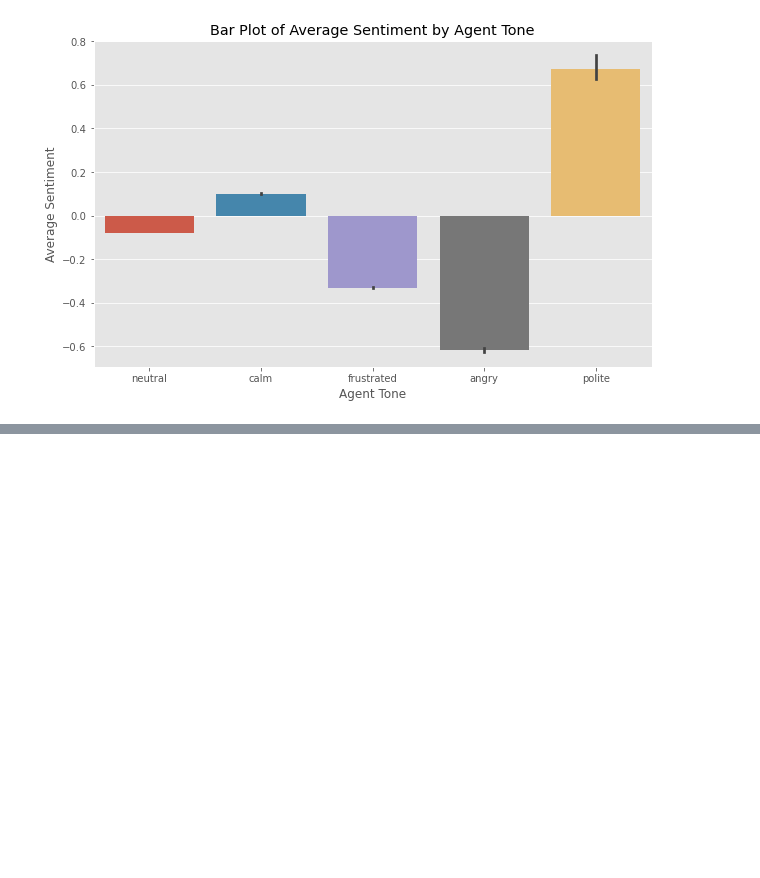
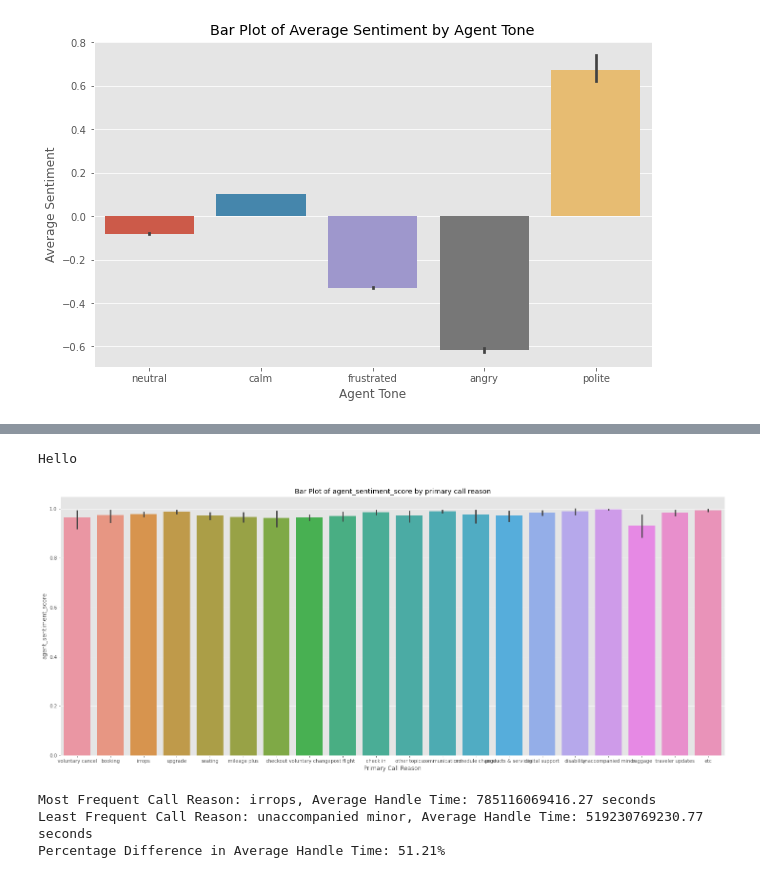
Before and after one commit to NaheedAnju/BlueMoon, a Jupyter notebook: United_Airlines.ipynb, the cells around one changed output, grey strips where cells are left out. Saved outputs shown, nothing was run; the diff lists cells and outputs as text; code cells hidden in the pictures; blank space fills up the shorter version.

```diff
--- a/United_Airlines.ipynb
+++ b/United_Airlines.ipynb
@@ -360,0 +568,23 @@ plt.show()
+# %%
+def get_sentiment(text):
+    if pd.isna(text) or len(text.strip()) == 0:
+        return {'label': 'NEUTRAL', 'score': 0}  # Handling empty or NaN values
+    result = sent_pipeline(text[:512])[0]  # Use [:512] to avoid truncation issues if text is too long
+    return result
+# %%
+calls_reason_subset = calls_reason.head(1000)
+
+calls_reason_subset.reset_index(drop=True, inplace=True)
+
+# Save the new DataFrame to a CSV file
+calls_reason_subset.to_csv('calls_reason_subset.csv', index=False)
+# %%
+calls_reason_subset['agent_sentiment'] = calls_reason_subset['agent_conversation'].apply(lambda x: get_sentiment(x)['label'])
+calls_reason_subset['agent_sentiment_score'] = calls_reason_subset['agent_conversation'].apply(lambda x: get_sentiment(x)['score'])
+
+calls_reason_subset['customer_sentiment'] = calls_reason_subset['customer_conversation'].apply(lambda x: get_sentiment(x)['label'])
+calls_reason_subset['customer_sentiment_score'] = calls_reason_subset['customer_conversation'].apply(lambda x: get_sentiment(x)['score'])
+
+# Display the dataframe with the new sentiment columns
+print(calls_reason_subset[['agent_conversation', 'agent_sentiment', 'agent_sentiment_score',
+                    'customer_conversation', 'customer_sentiment', 'customer_sentiment_score']].head())
@@ -360,0 +595,10 @@ plt.show()
+# %%
+calls_reason_subset['agent_sentiment'] = calls_reason_subset['agent_conversation'].apply(lambda x: get_sentiment(x)['label'])
+calls_reason_subset['agent_sentiment_score'] = calls_reason_subset['agent_conversation'].apply(lambda x: get_sentiment(x)['score'])
+
+calls_reason_subset['customer_sentiment'] = calls_reason_subset['customer_conversation'].apply(lambda x: get_sentiment(x)['label'])
+calls_reason_subset['customer_sentiment_score'] = calls_reason_subset['customer_conversation'].apply(lambda x: get_sentiment(x)['score'])
+
+# Display the dataframe with the new sentiment columns
+print(calls_reason_subset[['agent_conversation', 'agent_sentiment', 'agent_sentiment_score',
+                    'customer_conversation', 'customer_sentiment', 'customer_sentiment_score']].head())
@@ -360,0 +646,41 @@ plt.show()
+# %%
+print('Hello')
+# %% [output]
+Hello
+# %%
+plt.figure(figsize=(25, 10))
+sns.barplot(x='primary_call_reason', y='agent_sentiment_score', data=calls_reason_subset)
+plt.title('Bar Plot of agent_sentiment_score by primary call reason')
+plt.xlabel('Primary Call Reason')
+plt.ylabel('agent_sentiment_score')
+plt.show()
+# %% [output]
+[figure, added]
+# %%
+
+# Step 1: Group by primary_call_reason and calculate the average Handle_Time
+# Assuming Handle_Time is in minutes for the calculations
+average_handle_times = calls_reason.groupby('primary_call_reason')['Handle_Time'].mean().reset_index()
+
+# Step 2: Count the frequency of each primary_call_reason
+frequency_counts = calls_reason['primary_call_reason'].value_counts()
+
+# Step 3: Identify the most and least frequent call reasons
+most_frequent_reason = frequency_counts.idxmax()
+least_frequent_reason = frequency_counts.idxmin()
+
+# Step 4: Get the average Handle_Time for the most and least frequent reasons
+most_frequent_avg_time = average_handle_times.loc[average_handle_times['primary_call_reason'] == most_frequent_reason, 'Handle_Time'].values[0]
+least_frequent_avg_time = average_handle_times.loc[average_handle_times['primary_call_reason'] == least_frequent_reason, 'Handle_Time'].values[0]
+
+# Step 5: Calculate the percentage difference
+percentage_difference = ((most_frequent_avg_time - least_frequent_avg_time) / least_frequent_avg_time) * 100
+
+# Step 6: Print the results
+print(f"Most Frequent Call Reason: {most_frequent_reason}, Average Handle Time: {most_frequent_avg_time:.2f} seconds")
+print(f"Least Frequent Call Reason: {least_frequent_reason}, Average Handle Time: {least_frequent_avg_time:.2f} seconds")
+print(f"Percentage Difference in Average Handle Time: {percentage_difference:.2f}%")
+# %% [output]
+Most Frequent Call Reason: irrops, Average Handle Time: 785116069416.27 seconds
+Least Frequent Call Reason: unaccompanied minor, Average Handle Time: 519230769230.77 seconds
+Percentage Difference in Average Handle Time: 51.21%
```
Also changed, not shown: parts of 20 cells of this notebook.
